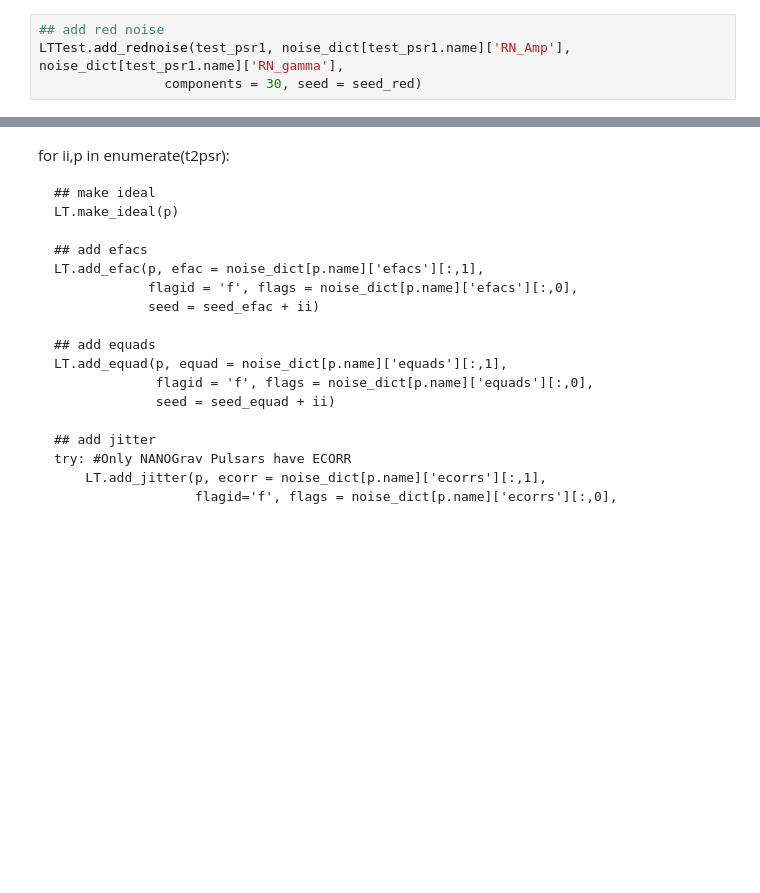
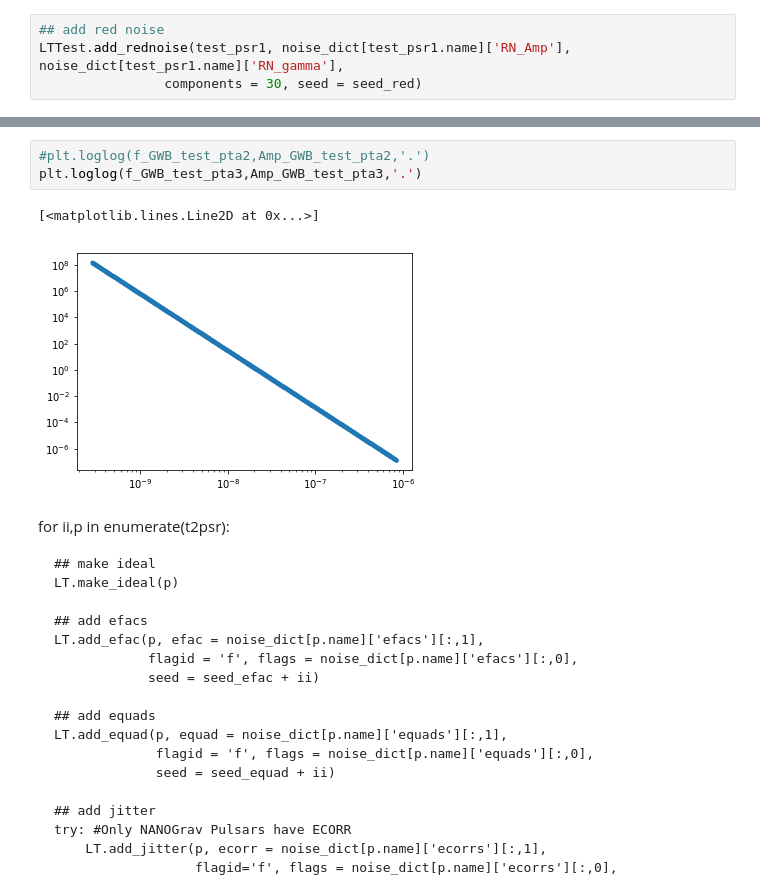
Before and after one commit to LBJ-Wade/NANOGrav, a Jupyter notebook: BackgroundInjections/toasim_testing/comparisons_v1.ipynb, the cells around one changed output, grey strips where cells are left out. Saved outputs shown, nothing was run; the diff lists cells and outputs as text; blank space fills up the shorter version.

```diff
--- a/BackgroundInjections/toasim_testing/comparisons_v1.ipynb
+++ b/BackgroundInjections/toasim_testing/comparisons_v1.ipynb
@@ -225,3 +262,9 @@ plt.loglog(f_red_test_psr3,A_red_test_psr3,'.')
+# %%
+#plt.loglog(f_GWB_test_pta2,Amp_GWB_test_pta2,'.')
+plt.loglog(f_GWB_test_pta3,Amp_GWB_test_pta3,'.')
+# %% [output]
+[<matplotlib.lines.Line2D at 0x...>]
+[figure, added]
 # %% [markdown]
 for ii,p in enumerate(t2psr):
 
```
Also changed, not shown: parts of 12 cells of this notebook, 1 other file.
